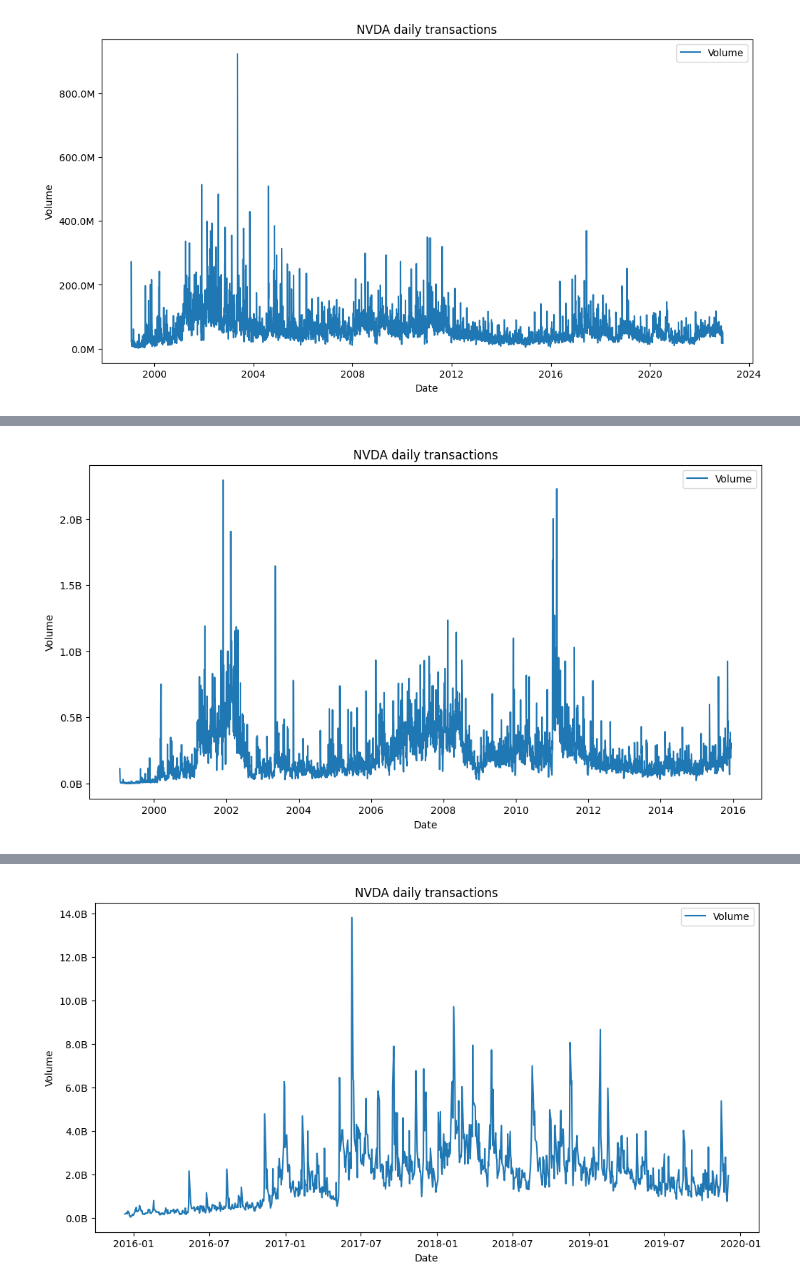
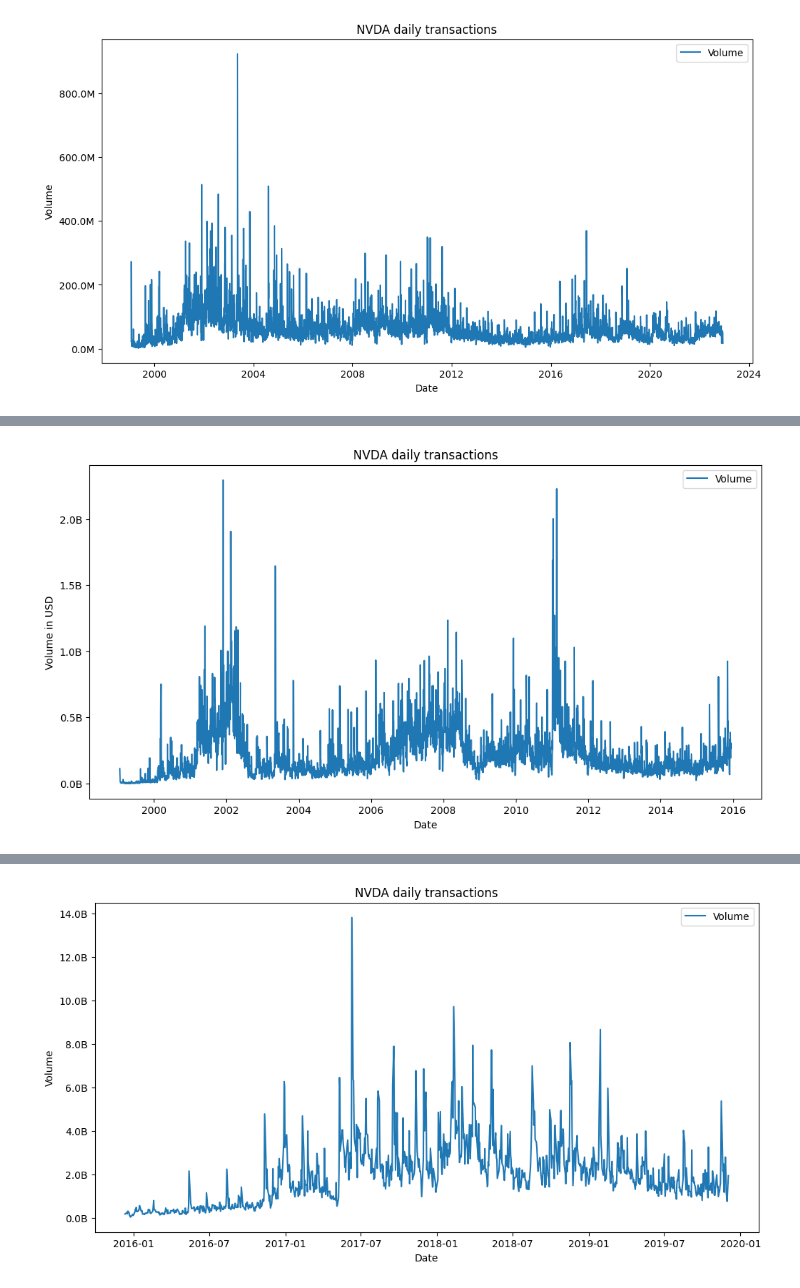
Before and after one commit to eirik-evjenth/Python_Collection, a Jupyter notebook: Visual Studio IT 2/Kapittel 3/Kapittel 3B/Prosjekt/NVDA_pandas_stocks.ipynb, the cells around one changed output, grey strips where cells are left out. Drawn from its saved outputs; the diff is of its cells as text; code cells hidden in the pictures.

```diff
--- a/Visual Studio IT 2/Kapittel 3/Kapittel 3B/Prosjekt/NVDA_pandas_stocks.ipynb
+++ b/Visual Studio IT 2/Kapittel 3/Kapittel 3B/Prosjekt/NVDA_pandas_stocks.ipynb
@@ -320,11 +377,11 @@ Dette gir en bedre representasjon av mengde transaksjoner som blir gjort daglig
 # %%
 plt.figure(figsize=(12, 6))
 plt.plot(time_list[:4250], volume_close_product[:4250], label='Volume')
 plt.xlabel('Date')
-plt.ylabel('Volume')
+plt.ylabel('Volume in USD')
 plt.title('NVDA daily transactions')
 plt.gca().yaxis.set_major_formatter(FuncFormatter(billions))
 plt.legend()
 plt.show()
 # %% [output]
-[figure, old version]
+[figure, new version]
```
Also changed, not shown: parts of 27 cells of this notebook, 2 other files.
